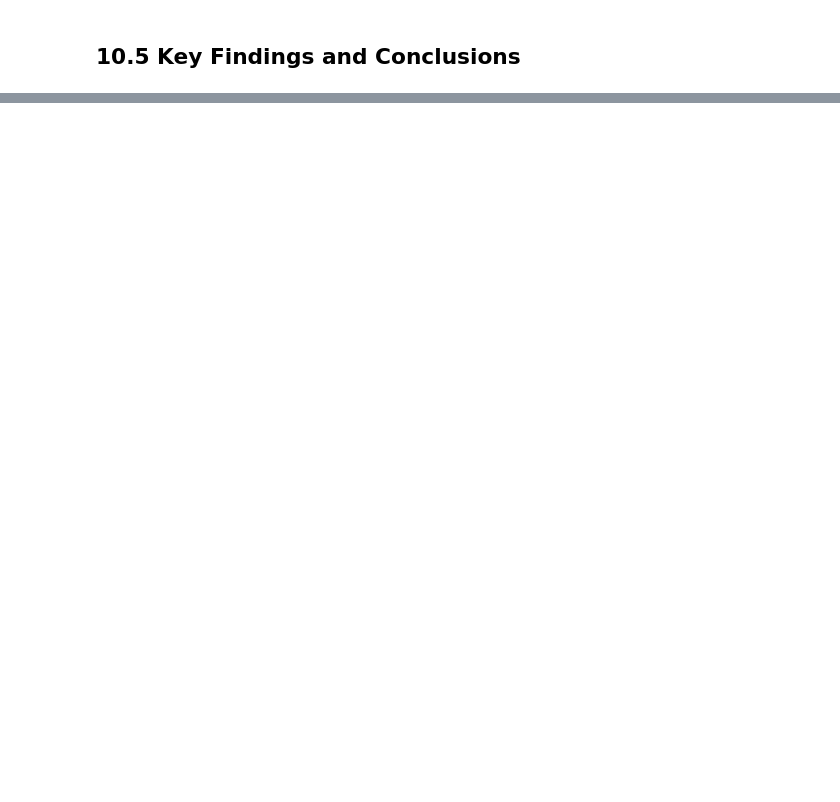
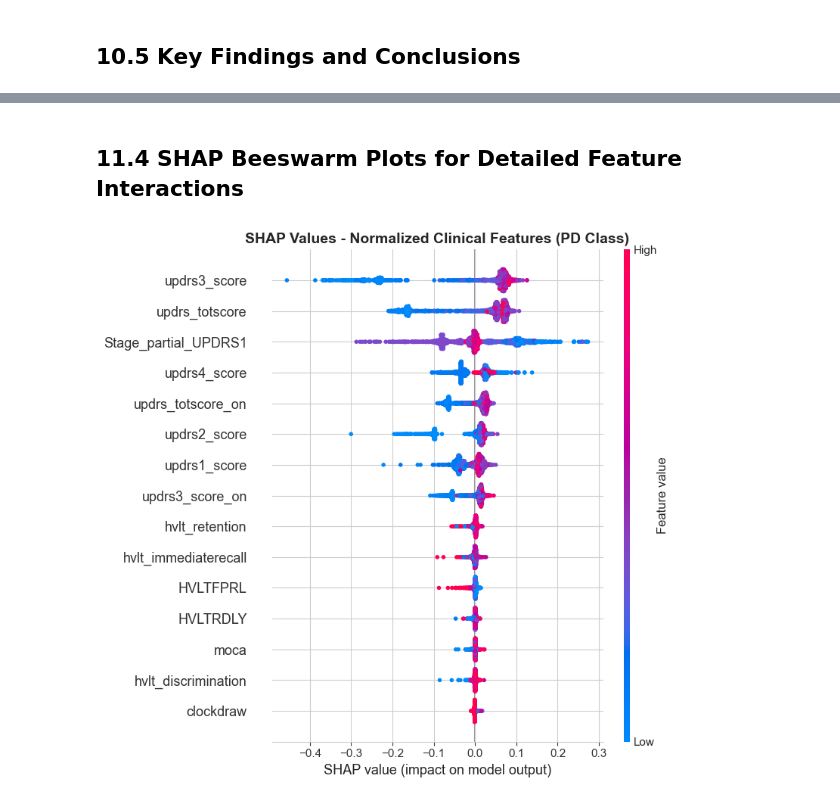
Before and after one commit to chenhao1umbc/PPMI, a Jupyter notebook: paper/demos/02_biomarker_synergy.ipynb, the cells around one changed output, grey strips where cells are left out. Drawn from its saved outputs; the diff is of its cells as text; code cells hidden in the pictures; blank space fills up the shorter version.

```diff
--- a/paper/demos/02_biomarker_synergy.ipynb
+++ b/paper/demos/02_biomarker_synergy.ipynb
@@ -1033,0 +1040,20 @@ COMPREHENSIVE ANALYSIS - KEY FINDINGS
+# %%
+import shap
+from sklearn.ensemble import RandomForestClassifier
+from sklearn.model_selection import train_test_split
+
+# Train Random Forest on normalized clinical features
+X_train_norm, X_test_norm, y_train, y_test = train_test_split(
+    X_clin_norm, y_clin, test_size=0.2, random_state=42, stratify=y_clin
+)
+
+# Reset indices to avoid alignment issues with SHAP
+X_train_norm = X_train_norm.reset_index(drop=True)
+X_test_norm = X_test_norm.reset_index(drop=True)
+
+# Train model
+rf_norm = RandomForestClassifier(n_estimators=100, random_state=42, n_jobs=-1)
+rf_norm.fit(X_train_norm, y_train)
+
+print(f"Normalized clinical features - Test accuracy: {rf_norm.score(X_test_norm, y_test):.4f}")
+print(f"Number of features: {X_train_norm.shape[1]}")
@@ -1033,0 +1063,7 @@ COMPREHENSIVE ANALYSIS - KEY FINDINGS
+# %%
+# Compute SHAP values for normalized features
+explainer_norm = shap.TreeExplainer(rf_norm)
+shap_values_norm = explainer_norm.shap_values(X_test_norm)
+
+print("SHAP values computed for normalized clinical features")
+print(f"Shape: {len(shap_values_norm)} classes, {shap_values_norm[:, :, 0].shape}")
@@ -1033,0 +1219,11 @@ COMPREHENSIVE ANALYSIS - KEY FINDINGS
+# %% [markdown]
+## 11.4 SHAP Beeswarm Plots for Detailed Feature Interactions
+# %%
+# Beeswarm plot for normalized features
+plt.figure(figsize=(10, 8))
+shap.summary_plot(shap_values_norm[:, :, 0], X_test_norm.values, feature_names=X_test_norm.columns, show=False, max_display=15)
+plt.title('SHAP Values - Normalized Clinical Features (PD Class)', fontsize=14, fontweight='bold')
+plt.tight_layout()
+plt.show()
+# %% [output]
+[figure, added]
```
Also changed, not shown: parts of 22 cells of this notebook, 2 other files.
